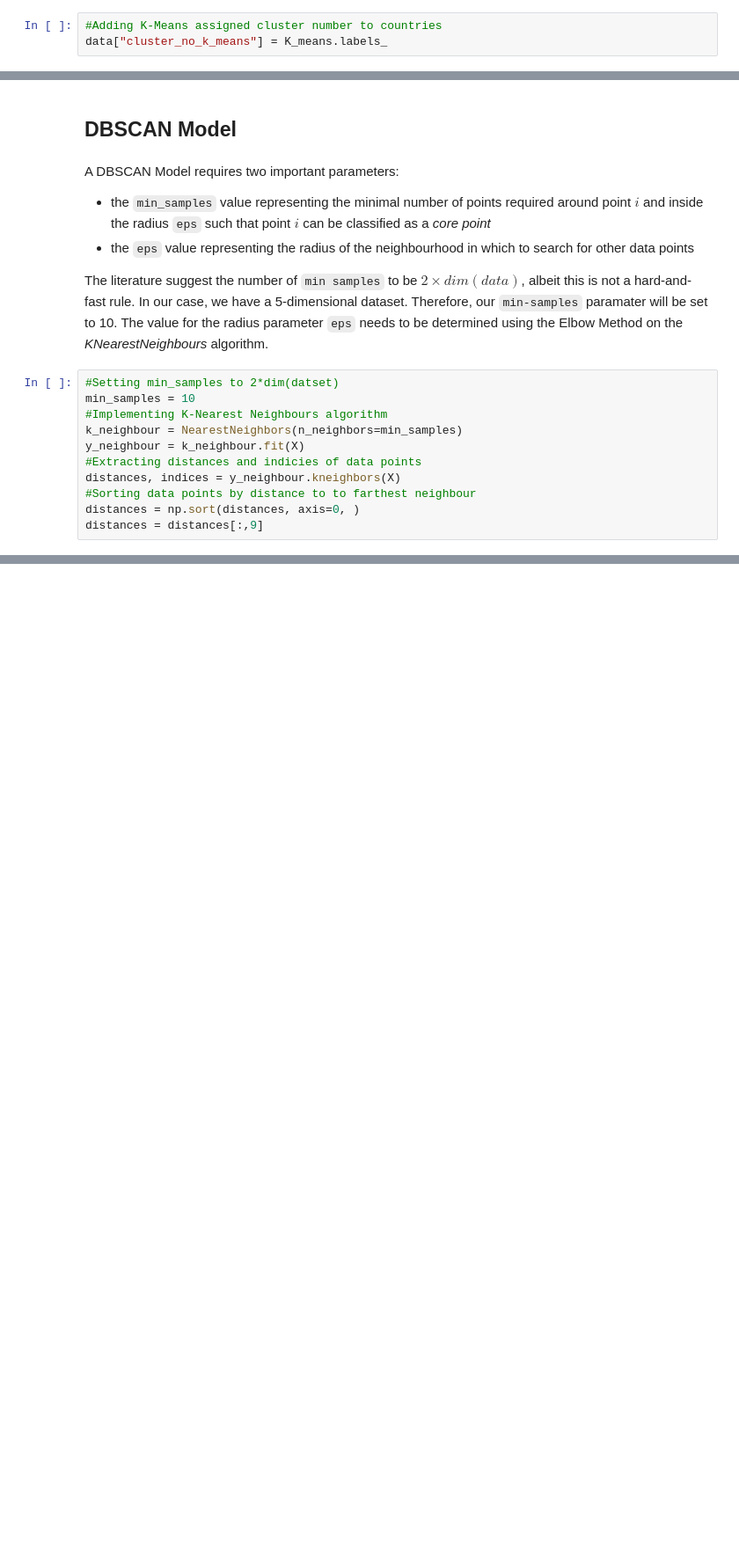
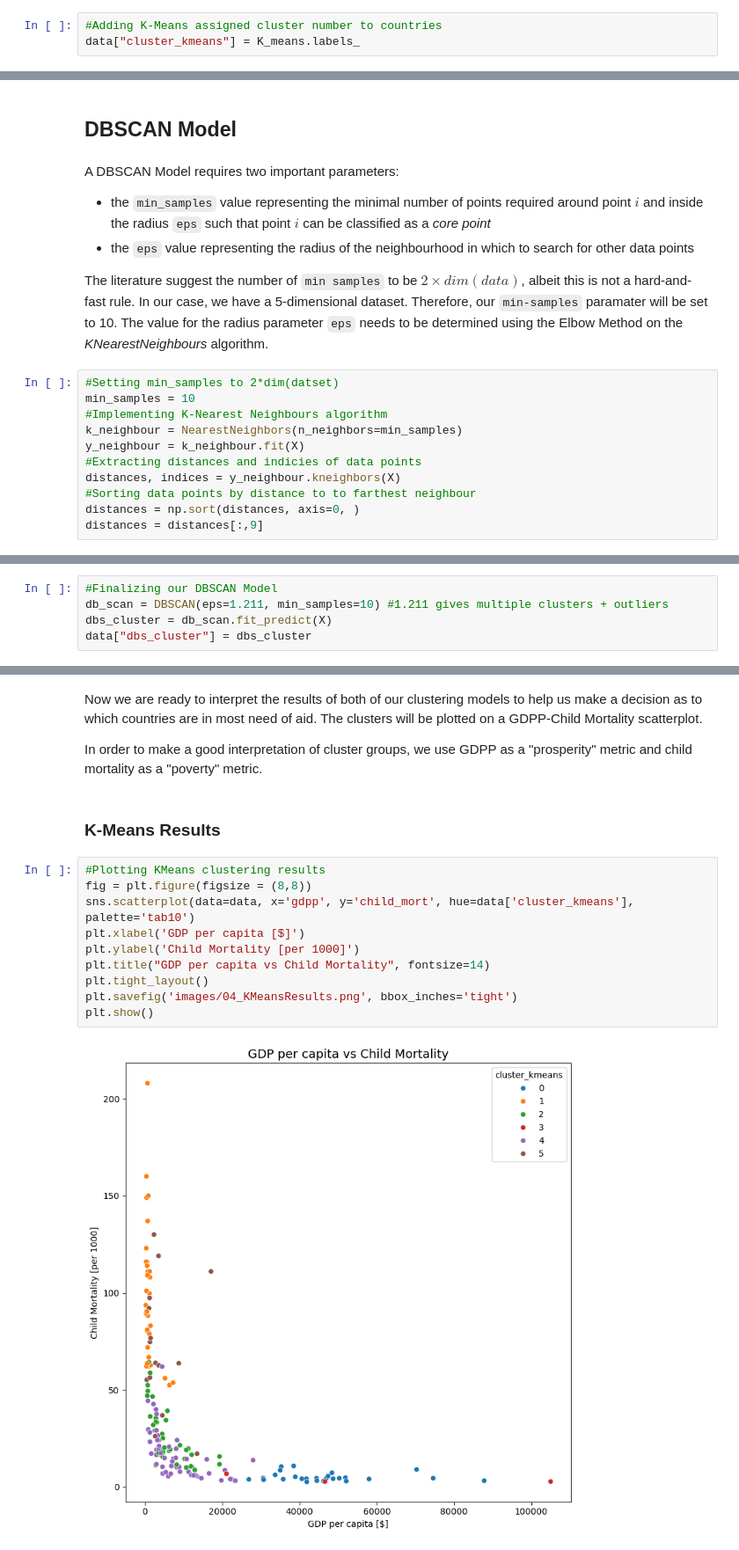
Before and after one commit to Gregoritsch3/ML_EDA_Clustering_AidAssessment, a Jupyter notebook: ML_EDA_Clustering_AidAssessment.ipynb, the cells around one changed output, grey strips where cells are left out. Shown at 88% size. Cells and saved outputs as stored; diff of their text form; blank space fills up the shorter version.

```diff
--- a/ML_EDA_Clustering_AidAssessment.ipynb
+++ b/ML_EDA_Clustering_AidAssessment.ipynb
@@ -447,7 +442,7 @@ K_means = KMeans(n_clusters=6)
 kmc_cluster = K_means.fit_predict(X)
 # %%
 #Adding K-Means assigned cluster number to countries
-data["cluster_no_k_means"] = K_means.labels_
+data["cluster_kmeans"] = K_means.labels_
 # %% [markdown]
 We leave the interpretation of the clustering results for later. Now we will carry out the clustering procedure using a DBSCAN Model.
 # %% [markdown]
@@ -502,0 +483,5 @@ X
+# %%
+#Finalizing our DBSCAN Model
+db_scan = DBSCAN(eps=1.211, min_samples=10) #1.211 gives multiple clusters + outliers
+dbs_cluster = db_scan.fit_predict(X)
+data["dbs_cluster"] = dbs_cluster
@@ -502,0 +497,18 @@ X
+# %% [markdown]
+Now we are ready to interpret the results of both of our clustering models to help us make a decision as to which countries are in most need of aid. The clusters will be plotted on a GDPP-Child Mortality scatterplot.
+
+In order to make a good interpretation of cluster groups, we use GDPP as a "prosperity" metric and child mortality as a "poverty" metric.
+# %% [markdown]
+### K-Means Results
+# %%
+#Plotting KMeans clustering results
+fig = plt.figure(figsize = (8,8))
+sns.scatterplot(data=data, x='gdpp', y='child_mort', hue=data['cluster_kmeans'], palette='tab10')
+plt.xlabel('GDP per capita [$]')
+plt.ylabel('Child Mortality [per 1000]')
+plt.title("GDP per capita vs Child Mortality", fontsize=14)
+plt.tight_layout()
+plt.savefig('images/04_KMeansResults.png', bbox_inches='tight')
+plt.show()
+# %% [output]
+[figure, added]
```
Also changed, not shown: parts of 18 cells of this notebook, 2 other files.
